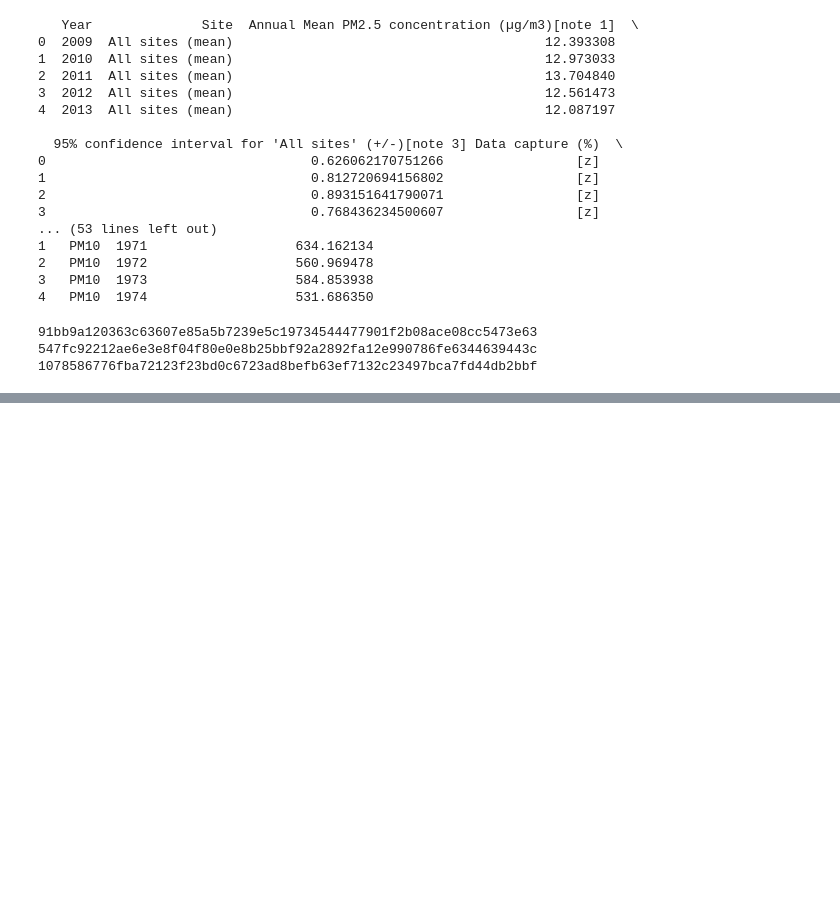
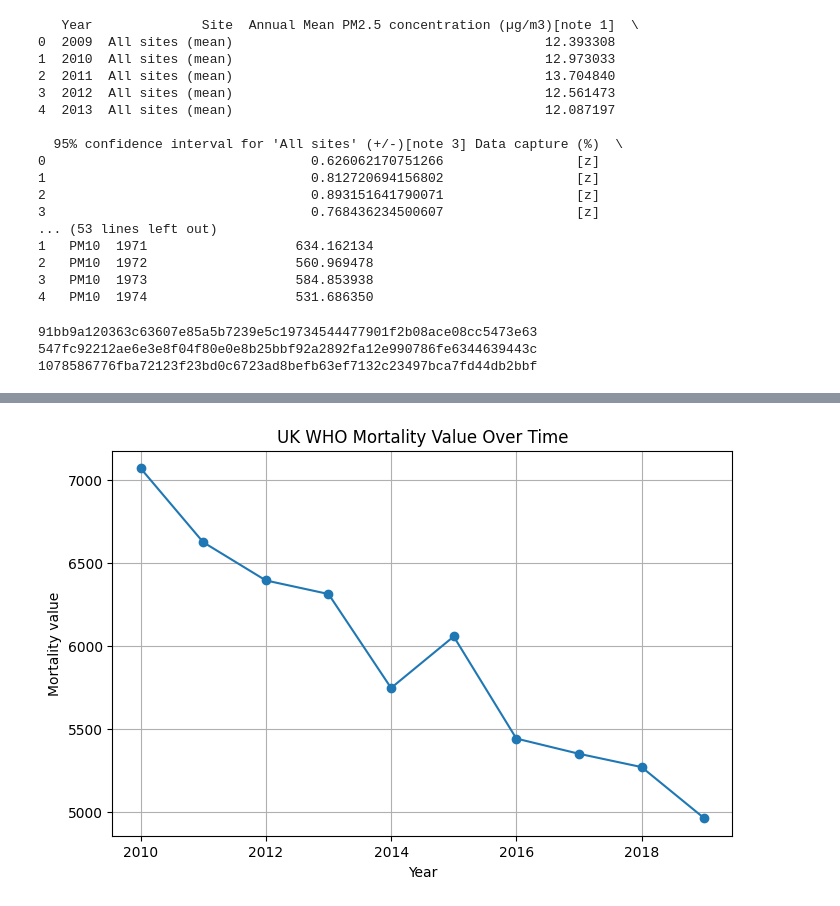
Before and after one commit to jonahlw2/IS_477_Group_Project, a Jupyter notebook: Code/main-code.ipynb, the cells around one changed output, grey strips where cells are left out. Cells and saved outputs as stored; diff of their text form; code cells hidden in the pictures; blank space fills up the shorter version.

```diff
--- a/Code/main-code.ipynb
+++ b/Code/main-code.ipynb
@@ -212,10 +281,8 @@ pm25_clean.head()
 # %%
-who_clean = who_df[["Period", "Location", "Indicator", "FactValueNumeric"]].copy()
-who_clean.columns = ["year", "location", "indicator", "mortality_value"]
-who_clean["year"] = pd.to_numeric(who_clean["year"], errors="coerce")
-who_clean["mortality_value"] = pd.to_numeric(who_clean["mortality_value"], errors="coerce")
-who_clean = who_clean.dropna(subset=["year", "mortality_value"])
-who_clean["year"] = who_clean["year"].astype(int)
+integrated_master_df.to_csv("../data_final/final_data.csv", index=False)
+pm25_uk.to_csv("../data_final/pm25_uk.csv", index=False)
+who_uk.to_csv("../data_final/who_uk.csv", index=False)
+emissions_pm25.to_csv("../data_final/emissions.csv", index=False)
 
-who_clean.head()
+print("Saved all cleaned and integrated files to /Users/suryachhabra/Desktop/IS_477_Group_Project/data_final/")
 # %% [output]
@@ -411,0 +300,16 @@ dtype: int64
+# %%
+#How has all-cause mortality changed over time in the UK?
+who_uk = who_clean[
+    (who_clean["location"] == "United Kingdom of Great Britain and Northern Ireland")
+].copy() #Creates a copy of the cleaned dataset, with location set to UK
+
+who_uk = who_uk.sort_values("year") #Sorts values by year
+
+who_by_year = (
+    who_uk
+    .groupby("year")["mortality_value"]
+    .mean()
+    .reset_index()
+) #Groupby year and find the mean mortality value for each year (This is dataset only has 2010-2019)
+
+who_by_year
@@ -411,0 +328,10 @@ dtype: int64
+# %%
+plt.figure(figsize=(8, 5))
+plt.plot(who_by_year["year"], who_by_year["mortality_value"], marker="o")
+plt.title("UK WHO Mortality Value Over Time")
+plt.xlabel("Year")
+plt.ylabel("Mortality value")
+plt.grid(True)
+plt.show()
+# %% [output]
+[figure, added]
```
Also changed, not shown: parts of 33 cells of this notebook.
